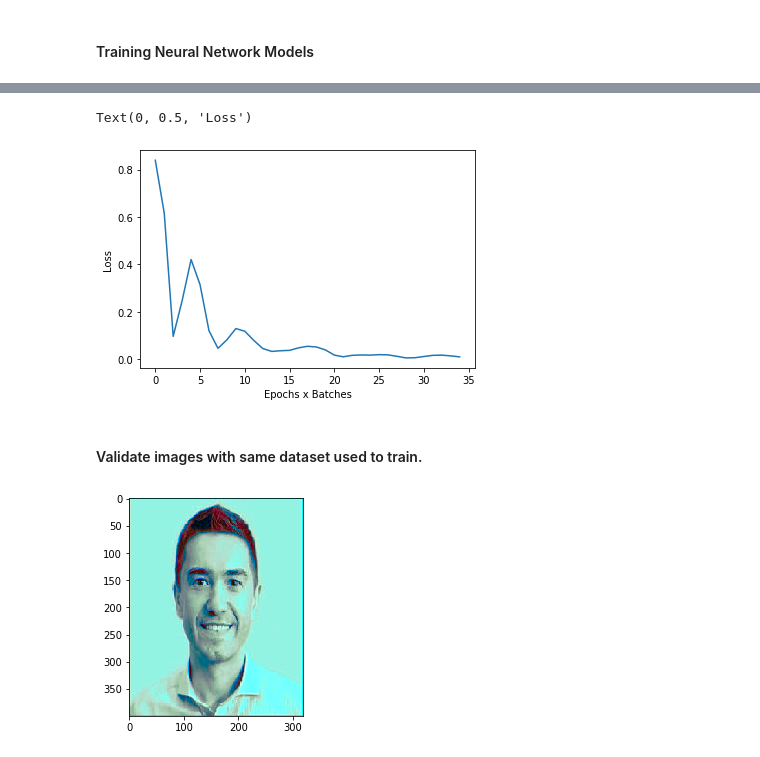
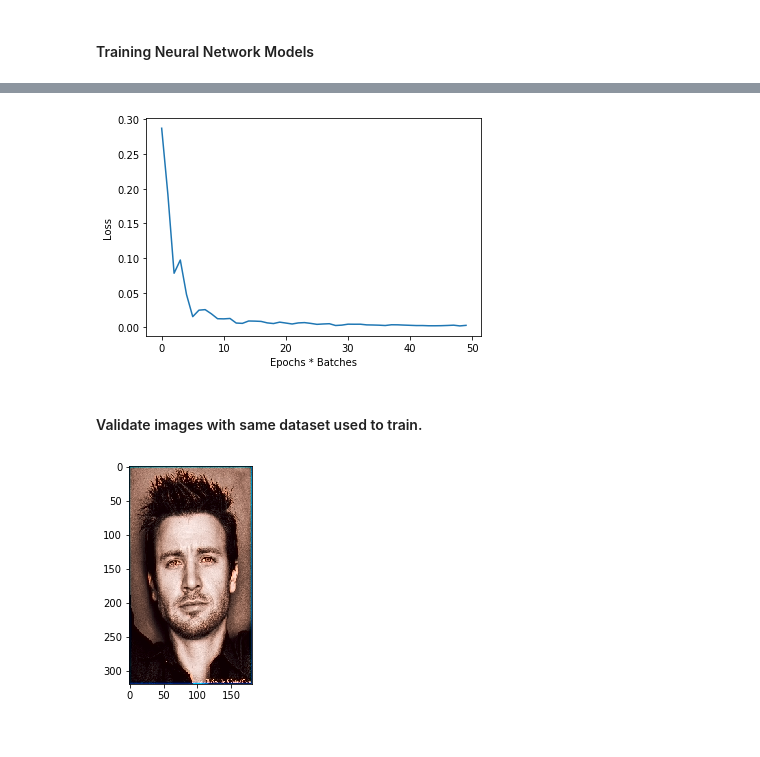
Before and after one commit to sachithdickwella/computervision-pytorch, a Jupyter notebook: src/gray_to_color.ipynb, the cells around one changed output, grey strips where cells are left out. Cells and saved outputs as stored; diff of their text form; code cells hidden in the pictures.

```diff
--- a/src/gray_to_color.ipynb
+++ b/src/gray_to_color.ipynb
@@ -74,8 +74,9 @@ tf = transforms.Compose({
     # transforms.Normalize(mean=[0.485, 0.456, 0.406], std=[0.229, 0.224, 0.225])
 })
 
-gray_dataset = ImageDataset(path='../dataset/faces/color', transform=tf, code=cv2.COLOR_BGR2GRAY)
-lab_dataset = ImageDataset(path='../dataset/faces/color', transform=tf, code=cv2.COLOR_BGR2LAB)
+gray_dataset = ImageDataset(path='C:/Users/Sachith/Desktop/dataset/faces/grayscale', transform=tf, code=cv2.COLOR_BGR2GRAY)
+rgb_dataset = ImageDataset(path='C:/Users/Sachith/Desktop/dataset/faces/color', transform=tf, code=cv2.COLOR_BGR2RGB)
+lab_dataset = ImageDataset(path='C:/Users/Sachith/Desktop/dataset/faces/color', transform=tf, code=cv2.COLOR_BGR2LAB)
 # %%
 torch.manual_seed(72)
 
@@ -140,12 +146,14 @@ plt.imshow(stack)
 # %%
 class RGBNet(nn.Module):
 
-    def __init__(self, in_channels=1, out_channels=2, n_layers=(128, 64, 64, 32)):
+    def __init__(self, in_channels=1, out_channels=2, n_layers=(128, 64, 32, 32)):
         super().__init__()
 
         layers = []
 
-        for nl in n_layers:
+        for i, nl in enumerate(n_layers):
+            i += 1
+
             layers.append(nn.Conv2d(in_channels=in_channels,
                                     out_channels=nl,
                                     kernel_size=3,
@@ -153,6 +161,11 @@ class RGBNet(nn.Module):
                                     padding=1))
             layers.append(nn.BatchNorm2d(nl))
             layers.append(nn.ReLU())
+
+            if i % 2 == 0:
+                layers.append(nn.AvgPool2d(kernel_size=2, stride=2))
+                layers.append(nn.Upsample(scale_factor=2))
+
             in_channels = nl
 
         layers.append(nn.Conv2d(in_channels=in_channels,
@@ -201,7 +234,7 @@ plt.imshow(s)
 #### Training Neural Network Models
 # %%
 criterion = nn.MSELoss()
-optimizer = torch.optim.Adam(model.parameters(), lr=0.01)
+optimizer = torch.optim.Adam(model.parameters(), lr=0.001)
 # %%
 epoch = 5
 losses = []
@@ -211,7 +244,8 @@ start = time.time()
 for i in range(epoch):
     i += 1
 
-    # TRAIN RED MODEL.
+    batch_time = time.time()
+
     for batch, (X, y) in enumerate(zip(l_data_loader, ab_data_loader)):
         batch += 1
 
@@ -220,7 +254,7 @@ for i in range(epoch):
 
         losses.append(loss)
 
-        if batch % 2 == 0 or (batch == 1 or batch == 7):
+        if batch % 2 == 0 or batch == 1:
             print(f'Epoch: {i}, Batch: {batch} -> Loss: {loss}')
 
         optimizer.zero_grad()
@@ -250,10 +284,11 @@ Duration to total execution: 17.27 minutes
 # %%
 plt.plot(losses)
-plt.xlabel('Epochs x Batches')
+plt.xlabel('Epochs * Batches')
 plt.ylabel('Loss')
+
+del losses
 # %% [output]
-Text(0, 0.5, 'Loss')
-[figure, old version]
+[figure, new version]
 # %% [markdown]
 #### Validate images with same dataset used to train.
 # %%
@@ -270,6 +306,6 @@ def validate(img):
 
     plt.imshow(lab)
 # %%
-validate(g_ims[1].view(-1, 1, HEIGHT, WIDTH))
+validate(g_ims[0].view(-1, 1, HEIGHT, WIDTH))
 # %% [output]
-[figure, old version]
+[figure, new version]
```
Also changed, not shown: parts of 11 cells of this notebook.
